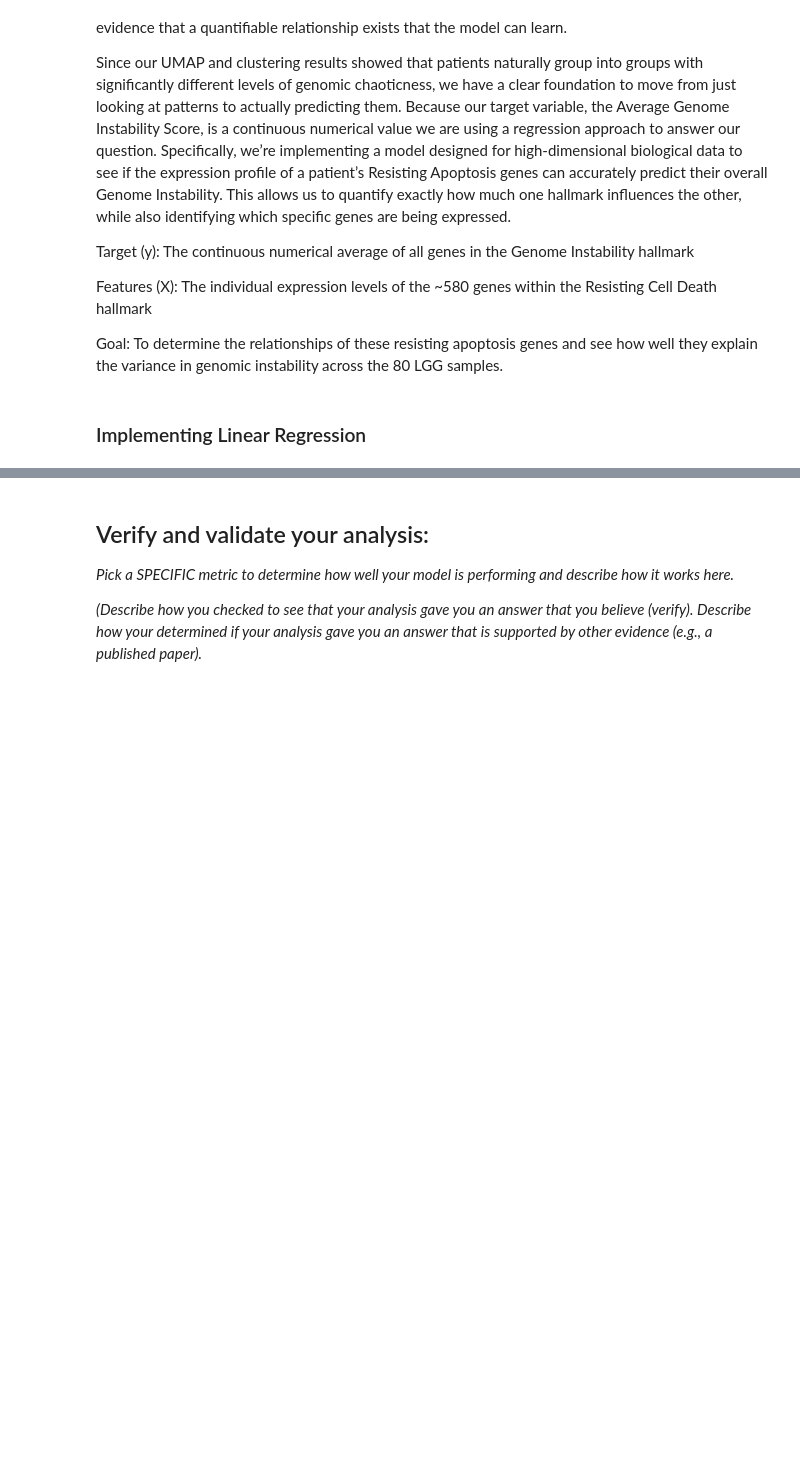
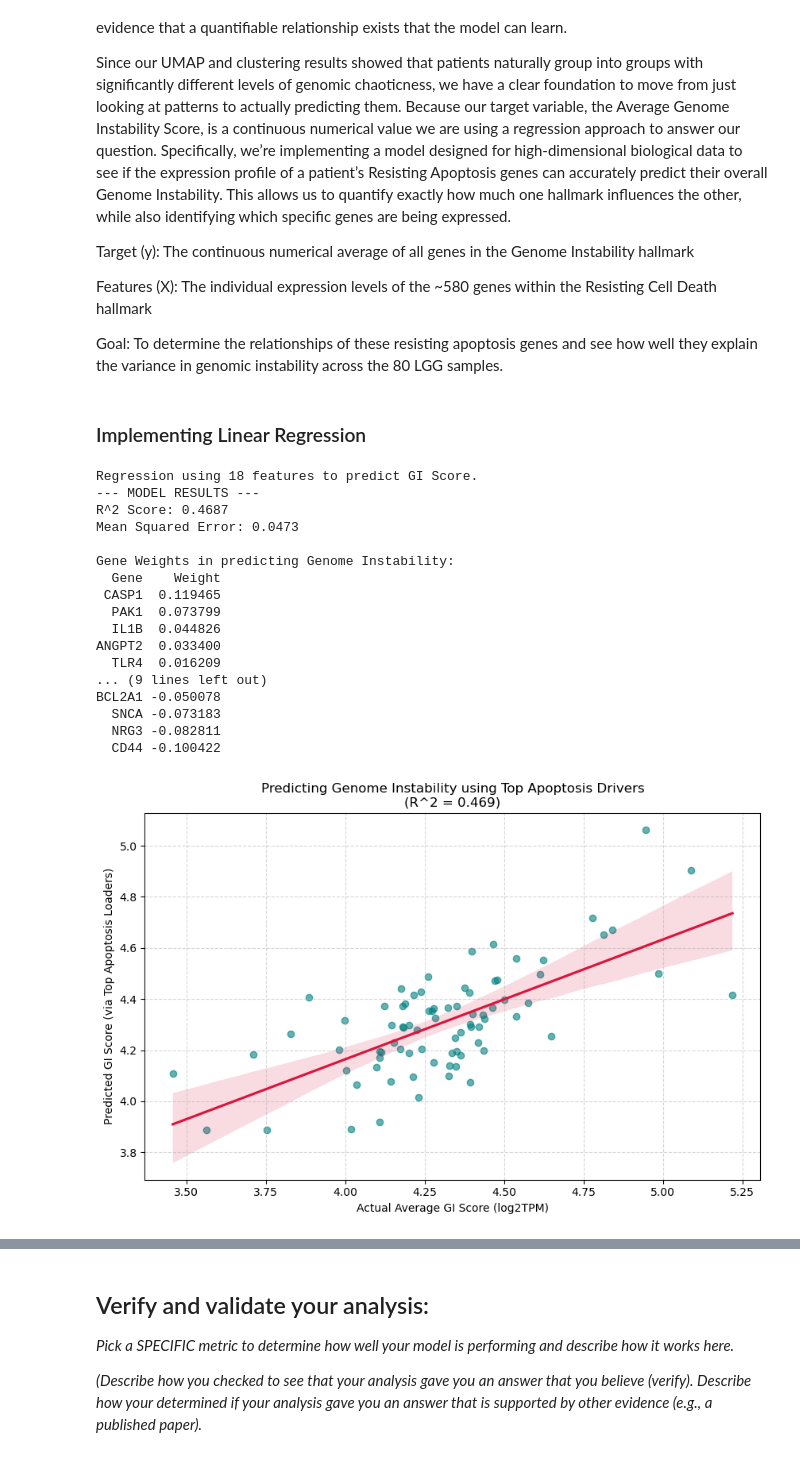
Before and after one commit to gracevl/lee-spencer-Module-4-Cancer, a Jupyter notebook: code/Module 4 Template.ipynb, the cells around one changed output, grey strips where cells are left out. Cells and saved outputs as stored; diff of their text form; code cells hidden in the pictures; blank space fills up the shorter version.

Commit message:
linear regression stuff - Kiran
did more linear regreession yay

```diff
--- a/code/Module 4 Template.ipynb
+++ b/code/Module 4 Template.ipynb
@@ -550,6 +535,84 @@ Features (X): The individual expression levels of the ~580 genes within the Resi
 Goal: To determine the relationships of these resisting apoptosis genes and see how well they explain the variance in genomic instability across the 80 LGG samples.
 # %% [markdown]
 ### Implementing Linear Regression
+# %%
+from sklearn.linear_model import LinearRegression
+from sklearn.metrics import r2_score, mean_squared_error
+import pandas as pd
+import matplotlib.pyplot as plt
+import seaborn as sns
+
+# 1. DEFINE THE TOP LOADING GENES (Unique set from PC1 and PC2)
+# ------------------------------------------------------------------
+top_pc1 = ['SOCS3', 'CD44', 'BCL2A1', 'CAMK2A', 'CASP1', 'IL6', 'CSF1R', 'IL1B', 'ITGB4', 'FOS']
+top_pc2 = ['CAMK2A', 'PRKCB', 'SNCA', 'PAK1', 'FGFR2', 'FGFR3', 'IL1B', 'ANGPT2', 'TLR4', 'NRG3']
+
+# Combine and remove duplicates
+top_apoptosis_features = list(set(top_pc1 + top_pc2))
+
+# 2. PREPARE X (Features) AND y (Target)
+# ------------------------------------------------------------------
+# X: Only the top loading apoptosis genes
+X_regression = X2[top_apoptosis_features]
+
+# y: The average Genome Instability score calculated from hallmark X
+y_target = X.mean(axis=1)
+
+print(f"Regression using {len(top_apoptosis_features)} features to predict GI Score.")
+
+# 3. TRAIN THE MODEL
+# ------------------------------------------------------------------
+reg_model = LinearRegression()
+reg_model.fit(X_regression, y_target)
+
+# 4. EVALUATE PERFORMANCE
+# ------------------------------------------------------------------
+y_pred = reg_model.predict(X_regression)
+r2 = r2_score(y_target, y_pred)
+mse = mean_squared_error(y_target, y_pred)
+
+print(f"--- MODEL RESULTS ---")
+print(f"R^2 Score: {r2:.4f}")
+print(f"Mean Squared Error: {mse:.4f}\n")
+
+# 5. RANK FEATURE IMPORTANCE (Coefficients)
+# ------------------------------------------------------------------
+coefficients = pd.DataFrame({
+    'Gene': top_apoptosis_features,
+    'Weight': reg_model.coef_
+}).sort_values(by='Weight', ascending=False)
+
+print("Gene Weights in predicting Genome Instability:")
+print(coefficients.to_string(index=False))
+
+# 6. VISUALIZATION: ACTUAL VS PREDICTED
+# ------------------------------------------------------------------
+plt.figure(figsize=(10, 6))
+sns.regplot(x=y_target, y=y_pred, scatter_kws={'alpha':0.6, 'color':'teal'}, line_kws={'color':'crimson'})
+plt.xlabel("Actual Average GI Score (log2TPM)")
+plt.ylabel("Predicted GI Score (via Top Apoptosis Loaders)")
+plt.title(f"Predicting Genome Instability using Top Apoptosis Drivers\n(R^2 = {r2:.3f})")
+plt.grid(True, linestyle='--', alpha=0.5)
+plt.show()
+# %% [output]
+Regression using 18 features to predict GI Score.
+--- MODEL RESULTS ---
+R^2 Score: 0.4687
+Mean Squared Error: 0.0473
+
+Gene Weights in predicting Genome Instability:
+  Gene    Weight
+ CASP1  0.119465
+  PAK1  0.073799
+  IL1B  0.044826
+ANGPT2  0.033400
+  TLR4  0.016209
+... (9 lines left out)
+BCL2A1 -0.050078
+  SNCA -0.073183
+  NRG3 -0.082811
+  CD44 -0.100422
+[figure, added]
 # %%
 # %% CONSOLIDATED LINEAR REGRESSION: TOP 10 PREDICTORS
 #################################################################
```
Also changed, not shown: parts of 3 cells of this notebook.
